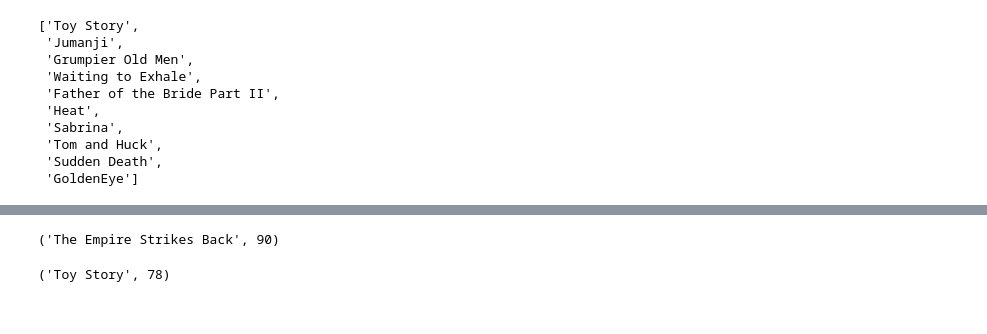
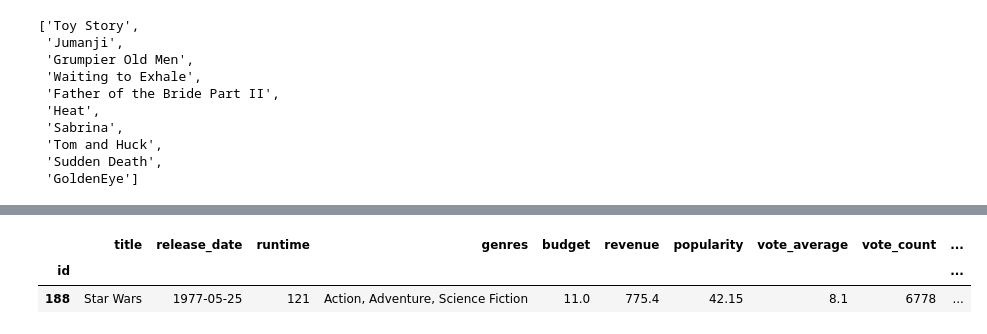
Before and after one commit to SanAntonik/MRS, a Jupyter notebook: DA_skill_showcase/MRS.ipynb, the cells around one changed output, grey strips where cells are left out. Drawn from its saved outputs; the diff is of its cells as text; code cells hidden in the pictures.

Commit message:
Update find movie by title function

```diff
--- a/DA_skill_showcase/MRS.ipynb
+++ b/DA_skill_showcase/MRS.ipynb
@@ -654,3 +654,17 @@ all_titles[:10]
  'Tom and Huck',
  'Sudden Death',
  'GoldenEye']
+# %%
+from fuzzywuzzy import process
+
+def find_top_movies(title):
+    all_titles = df["title"].tolist()
+    matches = process.extract(title, all_titles, limit=7)
+    return matches
+    matched_titles = [match[0] for match in matches]
+    return df[df['title'].isin(matched_titles)]
+
+# Example usage
+title = "ty stry"
+found_movies = find_top_movies(title)
+found_movies
@@ -657,14 +679,14 @@ all_titles[:10]
 # %%
 from fuzzywuzzy import process
 
 def find_movie(title):
-    return process.extractOne(title,all_titles)
+    all_titles = df["title"].tolist()
+    closest_match = process.extractOne(title, all_titles)
+    matched_title = closest_match[0]
+    return df[df["title"] == matched_title]
+
+find_movie("stare was")
+# %% [output]
+|  | title | release_date | runtime | genres | budget | revenue | popularity | vote_average | vote_count | ... |
+| id |  |  |  |  |  |  |  |  |  | ... |
+| 188 | Star Wars | 1977-05-25 | 121 | Action, Adventure, Science Fiction | 11.0 | 775.4 | 42.15 | 8.1 | 6778 | ... |
-# %%
-title = find_movie('empire strike')
-title
-# %% [output]
-('The Empire Strikes Back', 90)
-# %%
-process.extractOne("Toi Stort",all_titles)
-# %% [output]
-('Toy Story', 78)
```
Also changed, not shown: parts of 1 cell of this notebook.
